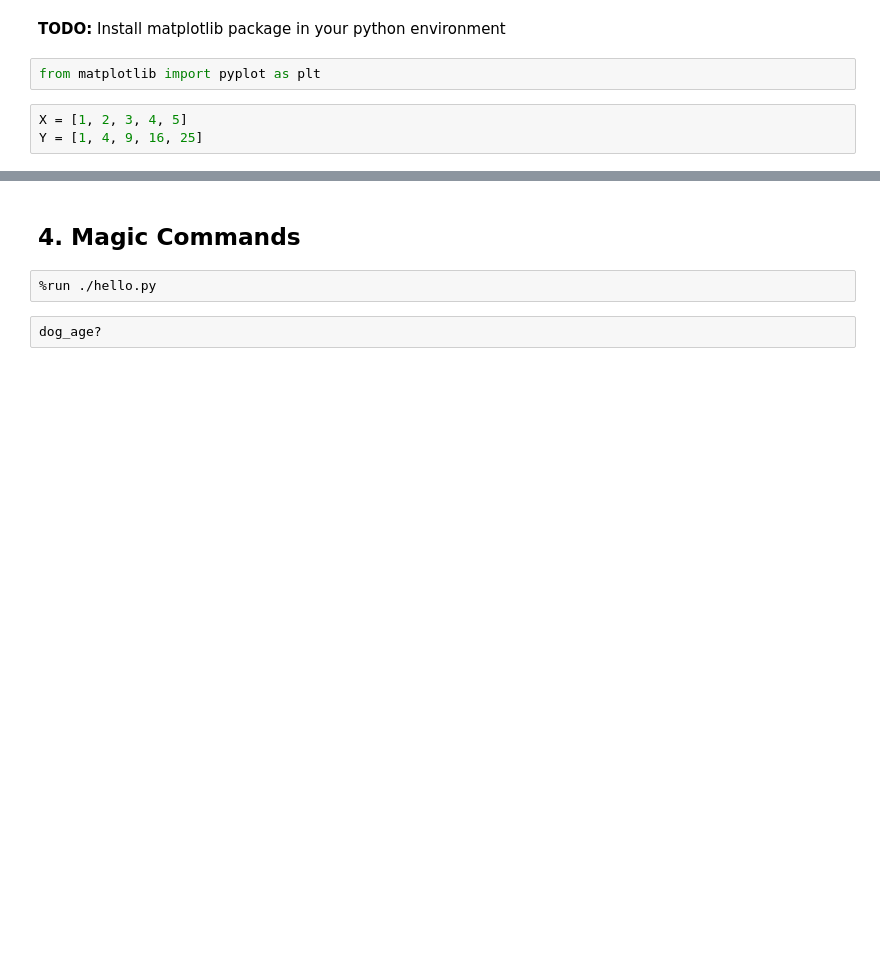
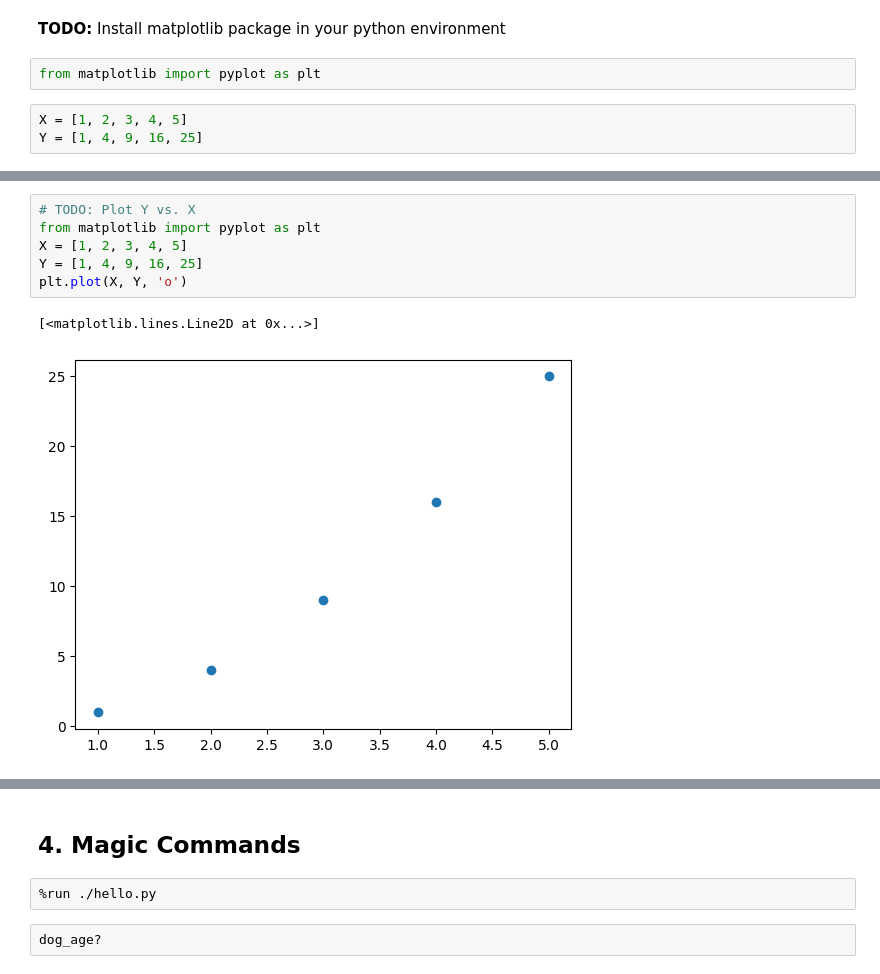
Before and after one commit to sabister/COMP2152, a Jupyter notebook: Lab_Week1/lab1_Introduction.ipynb, the cells around one changed output, grey strips where cells are left out. Saved outputs shown, nothing was run; the diff lists cells and outputs as text; blank space fills up the shorter version.

```diff
--- a/Lab_Week1/lab1_Introduction.ipynb
+++ b/Lab_Week1/lab1_Introduction.ipynb
@@ -73,0 +75,9 @@ Y = [1, 4, 9, 16, 25]
+# %%
+# TODO: Plot Y vs. X
+from matplotlib import pyplot as plt
+X = [1, 2, 3, 4, 5]
+Y = [1, 4, 9, 16, 25]
+plt.plot(X, Y, 'o')
+# %% [output]
+[<matplotlib.lines.Line2D at 0x...>]
+[figure, added]
```
Also changed, not shown: parts of 13 cells of this notebook.
